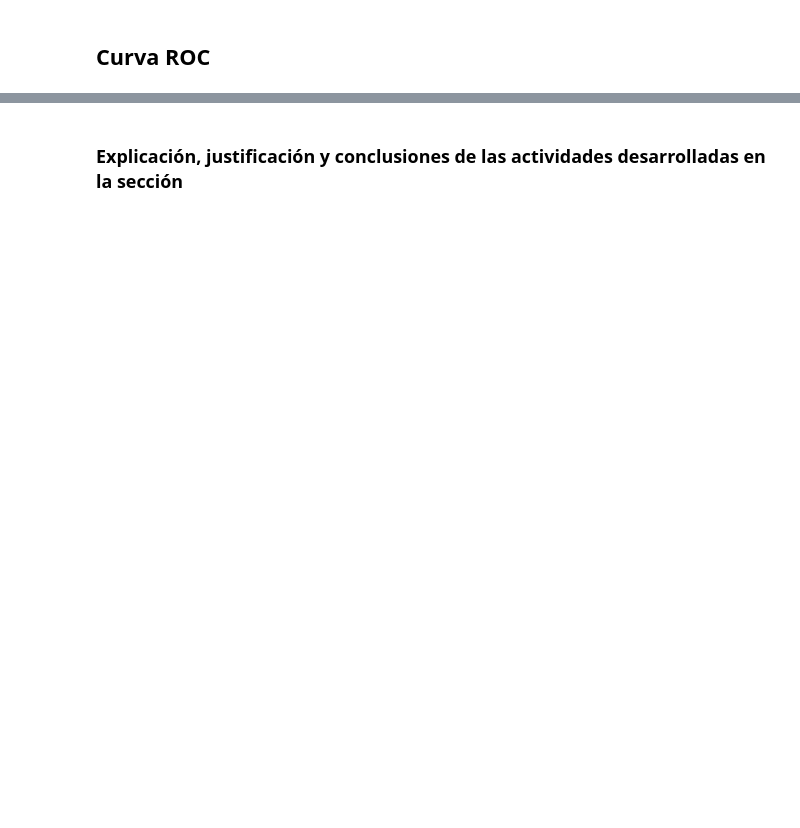
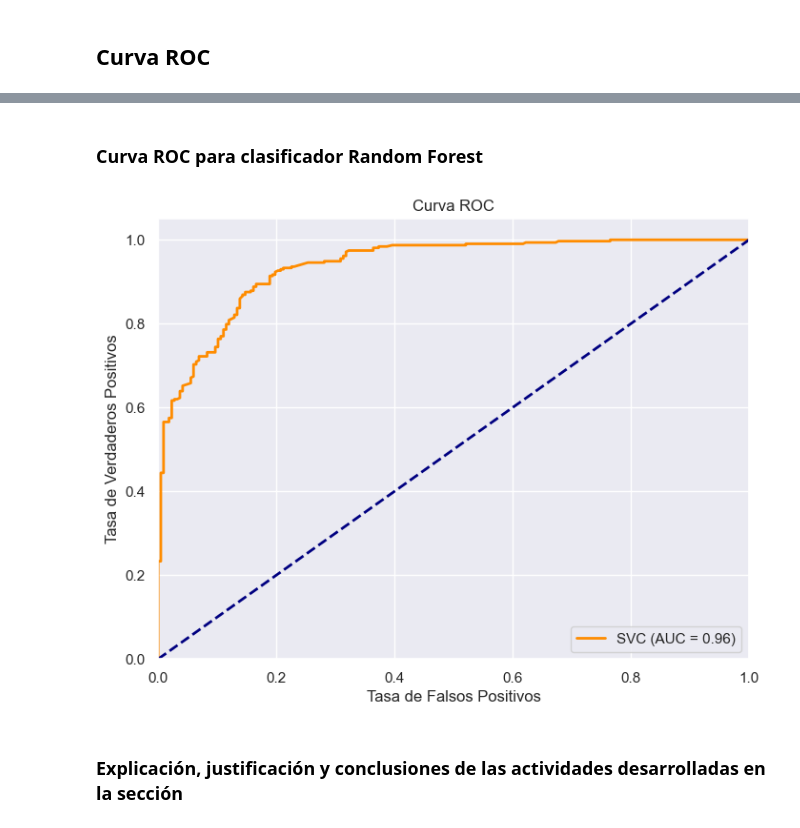
Before and after one commit to EmmaGalizio/TPI-IA-2023, a Jupyter notebook: Proyecto/TP_IAR_2023.ipynb, the cells around one changed output, grey strips where cells are left out. Drawn from its saved outputs; the diff is of its cells as text; code cells hidden in the pictures; blank space fills up the shorter version.

```diff
--- a/Proyecto/TP_IAR_2023.ipynb
+++ b/Proyecto/TP_IAR_2023.ipynb
@@ -732,2 +810,27 @@ weighted avg   0.869652  0.869811  0.869004  530.000000
+# %% [markdown]
+### Curva ROC para clasificador Random Forest
+# %%
+# Calcula las puntuaciones de probabilidad para la clase positiva
+y_scores_forest = rforest.predict_proba(X_val)[:, 1]
+
+# Calcula la curva ROC
+fpr_forest, tpr_forest, thresholds_forest = roc_curve(y_val, y_scores)
+
+# Calcula el área bajo la curva (AUC)
+roc_auc = roc_auc_score(y_val, y_scores_forest)
+
+# Grafica la curva ROC
+plt.figure(figsize=(8, 6))
+plt.plot(fpr_forest, tpr_forest, color='darkorange', lw=2, label=f'SVC (AUC = {roc_auc:.2f})')
+plt.plot([0, 1], [0, 1], color='navy', lw=2, linestyle='--')
+plt.xlim([0.0, 1.0])
+plt.ylim([0.0, 1.05])
+plt.xlabel('Tasa de Falsos Positivos')
+plt.ylabel('Tasa de Verdaderos Positivos')
+plt.title('Curva ROC')
+plt.legend(loc='lower right')
+plt.show()
+# %% [output]
+[figure, added]
 # %% [markdown]
 ### Explicación, justificación y conclusiones de las actividades desarrolladas en la sección
```
Also changed, not shown: parts of 25 cells of this notebook.
